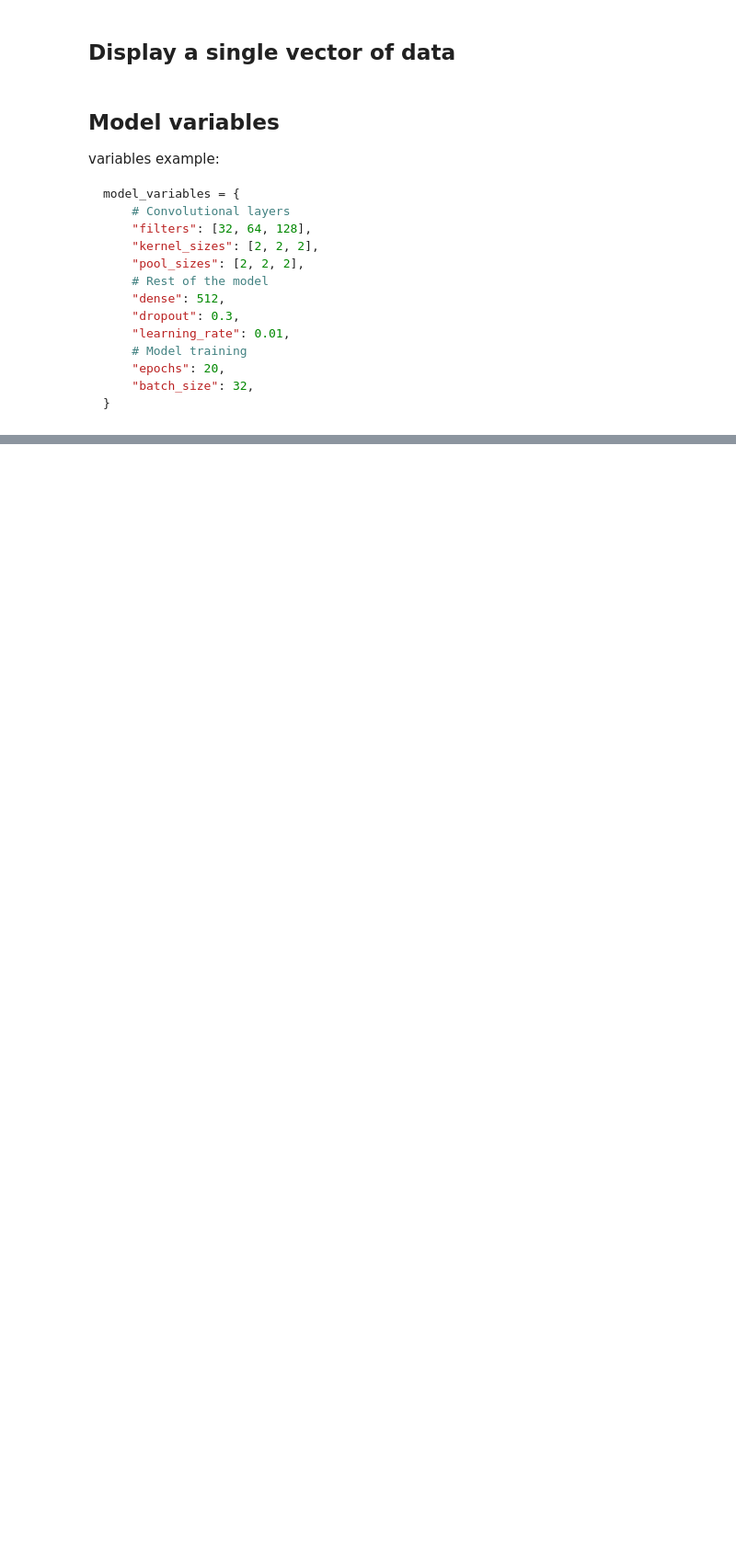
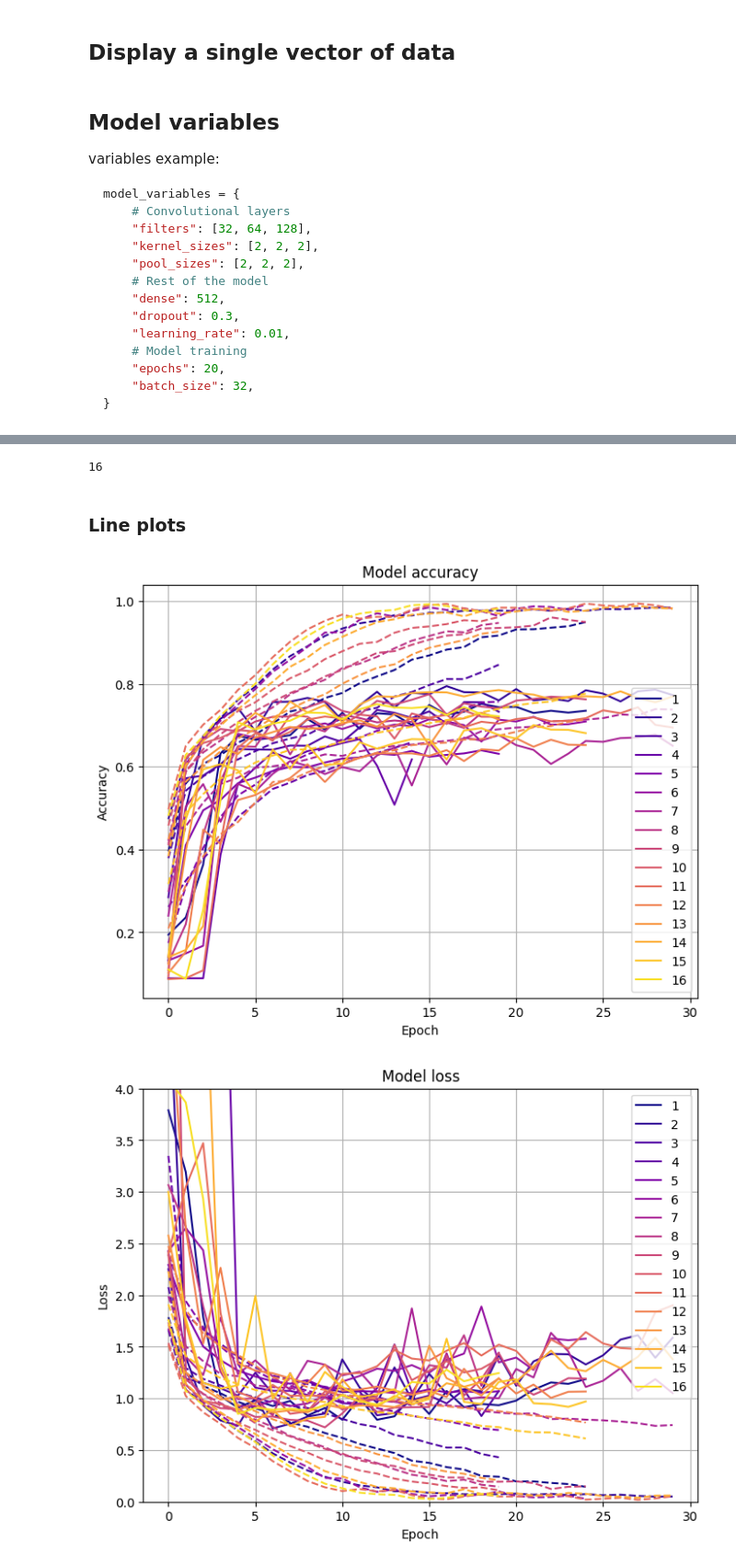
Before and after one commit to MateuszSabuk/3D-MNIST, a Jupyter notebook: main.ipynb, the cells around one changed output, grey strips where cells are left out. Shown: that part at 92% size. Drawn from its saved outputs; the diff is of its cells as text; code cells hidden in the pictures; blank space fills up the shorter version.

Commit message:
Added more graphs and minor fixes

```diff
--- a/main.ipynb
+++ b/main.ipynb
@@ -258,9 +402,18 @@ data = []
 for i, variables in enumerate(variables_array):
     try:
         model = create_model(variables)
+        start = time.time()
         training_history = train_model(model, variables)
+        end = time.time()
         plot_model(model, training_history, str(i).zfill(2))
-        data.append(tuple([variables, training_history]))
+
+        data.append({
+            "variables": variables,
+            "time": end-start,
+            "accuracy": training_history.history['accuracy'],
+            "val_accuracy": training_history.history['val_accuracy'],
+            "loss": training_history.history['loss'],
+            "val_loss": training_history.history['val_loss']})
     except Exception as e:
         print(e)
         data.append(f"Model nr {str(i).zfill(2)} error: {e}")
@@ -267,0 +425,41 @@ for i, variables in enumerate(variables_array):
+# %%
+data = get_data_from_file()
+len(data)
+# %% [output]
+16
+# %% [markdown]
+### Line plots
+# %%
+plots_name = "batch_gpt"
+
+colormap = plt.get_cmap('plasma')
+num_colors = len(data)
+
+plt.figure(figsize=(8, 6))
+for i, model in enumerate(data):
+    color = colormap(i / num_colors)
+    plt.plot(model["accuracy"], "--", color=color)
+    plt.plot(model["val_accuracy"], color=color, label=f"{i+1}")
+plt.grid()
+plt.title('Model accuracy')
+plt.ylabel('Accuracy')
+plt.xlabel('Epoch')
+plt.legend()
+plt.savefig(f'output/{plots_name}_accuracy.png', bbox_inches='tight')
+
+plt.figure(figsize=(8, 6))
+for i, model in enumerate(data):
+    color = colormap(i / num_colors)
+    plt.plot(model["loss"], "--", color=color)
+    plt.plot(model["val_loss"], color=color, label=f"{i+1}")
+plt.grid()
+ax = plt.gca()
+ax.set_ylim([0, 4])
+plt.title('Model loss')
+plt.ylabel('Loss')
+plt.xlabel('Epoch')
+plt.legend()
+plt.savefig(f'output/{plots_name}_loss.png', bbox_inches='tight')
+# %% [output]
+[figure, added]
+[figure, added]
```
Also changed, not shown: parts of 12 cells of this notebook.
